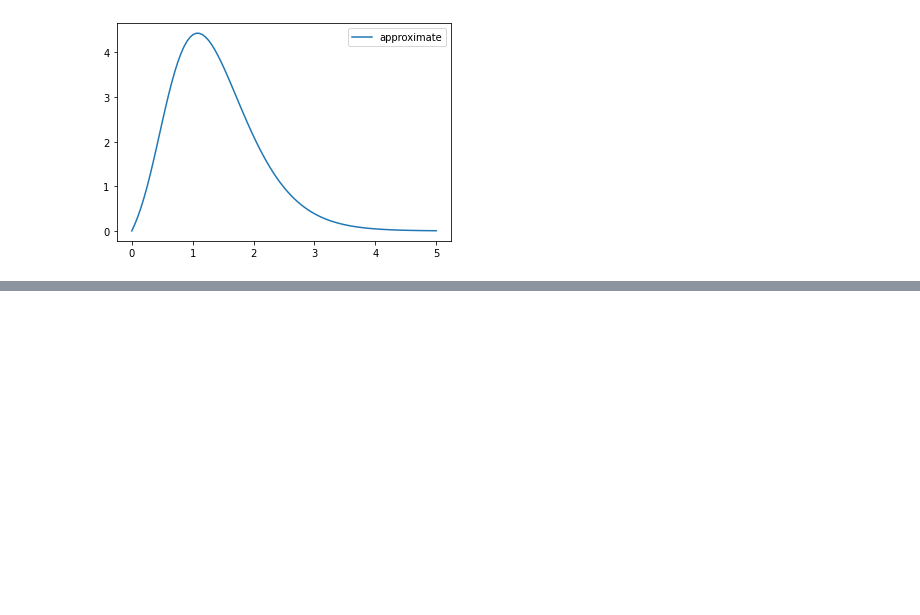
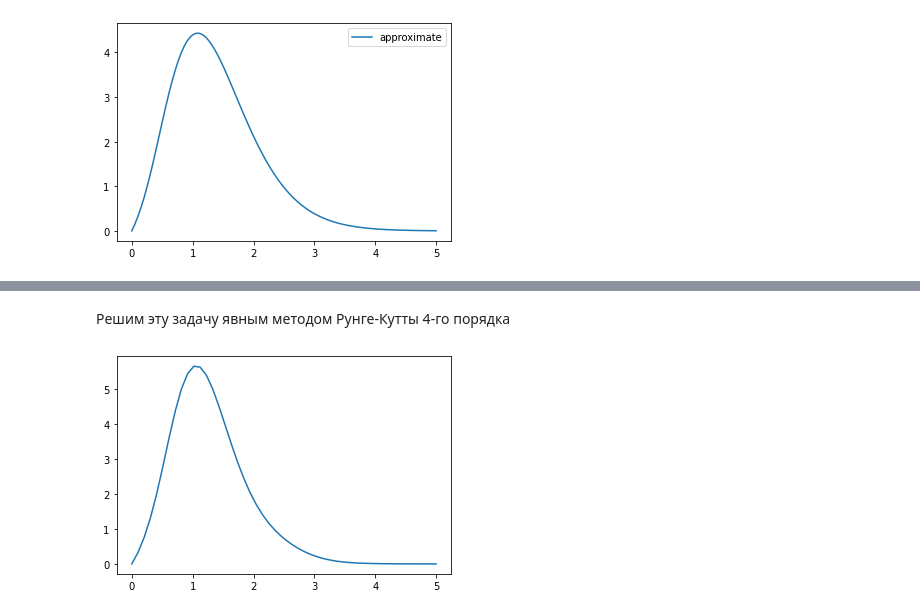
Before and after one commit to neznaju618/CalcualtionMethods, a Jupyter notebook: LinearEquation.ipynb, the cells around one changed output, grey strips where cells are left out. Saved outputs shown, nothing was run; the diff lists cells and outputs as text; code cells hidden in the pictures; blank space fills up the shorter version.

Commit message:
test ex new methods

```diff
--- a/LinearEquation.ipynb
+++ b/LinearEquation.ipynb
@@ -108,0 +211,13 @@ plt.legend()
+# %% [markdown]
+Решим эту задачу явным методом Рунге-Кутты 4-го порядка
+# %%
+N = 50
+eq = LinearEquationWithConstantCoefs(coefs=np.array([243, 405, 270, 90, 15, 1]),
+                                     f=lambda t: 0 * t, start_conditions=np.array([0, 3, 9, 8, 0]),
+                                     a=0, b=5)
+y = eq.solve_by_explicit_method(N)
+t = np.linspace(0, 5, N)
+plt.plot(t, y[0])
+plt.show()
+# %% [output]
+[figure, added]
```
Also changed, not shown: parts of 10 cells of this notebook.
